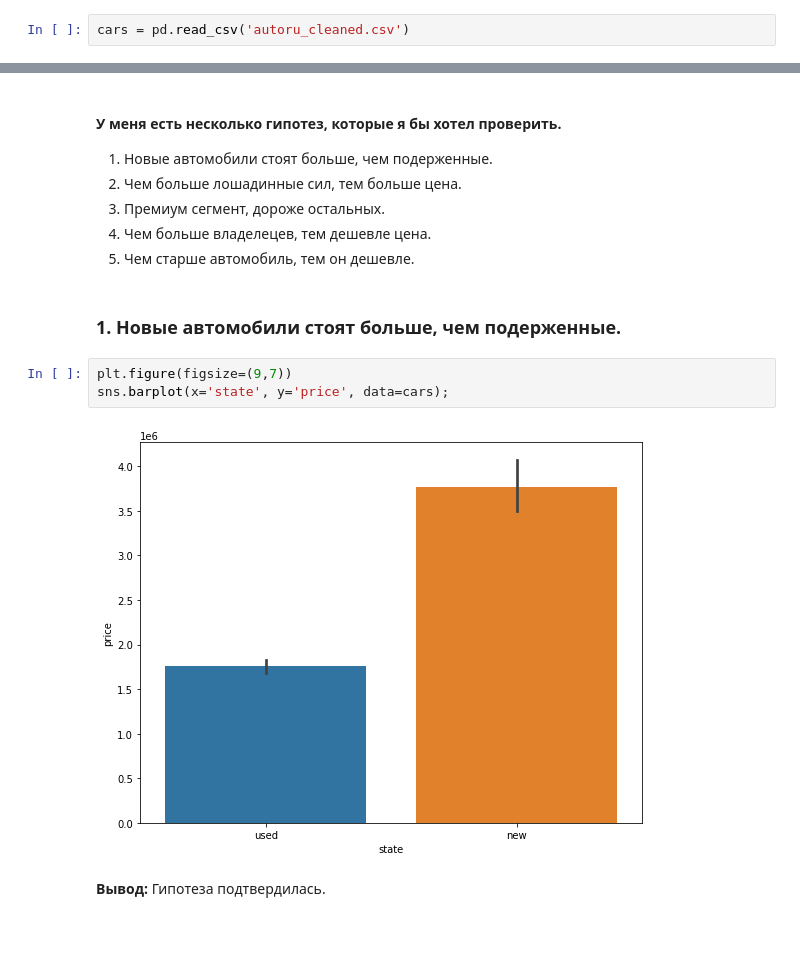
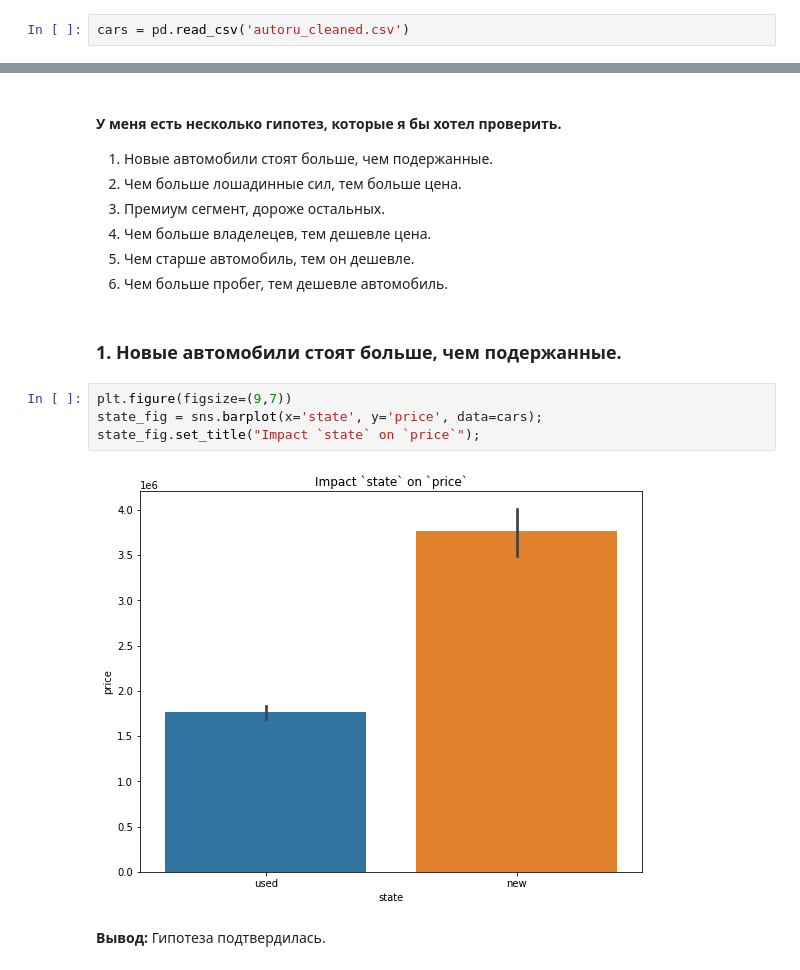
Before and after one commit to ArthurBodrov/autoru_analytics, a Jupyter notebook: Data Exploration.ipynb, the cells around one changed output, grey strips where cells are left out. Saved outputs shown, nothing was run; the diff lists cells and outputs as text; blank space fills up the shorter version.

```diff
--- a/Data Exploration.ipynb
+++ b/Data Exploration.ipynb
@@ -16,18 +16,20 @@ cars.head()
 | 4 | 453844 | MERCEDES | G_KLASSE | 215 | PREMIUM | used | AUTOMATIC | 2000 | GASOLINE | Москва | ... |
 # %% [markdown]
 #### У меня есть несколько гипотез, которые я бы хотел проверить.
-1. Новые автомобили стоят больше, чем подерженные.
+1. Новые автомобили стоят больше, чем подержанные.
 2. Чем больше лошадинные сил, тем больше цена.
 3. Премиум сегмент, дороже остальных.
 4. Чем больше владелецев, тем дешевле цена.
 5. Чем старше автомобиль, тем он дешевле.
+6. Чем больше пробег, тем дешевле автомобиль.
 # %% [markdown]
-### 1. Новые автомобили стоят больше, чем подерженные.
+### 1. Новые автомобили стоят больше, чем подержанные.
 # %%
 plt.figure(figsize=(9,7))
-sns.barplot(x='state', y='price', data=cars);
+state_fig = sns.barplot(x='state', y='price', data=cars);
+state_fig.set_title("Impact `state` on `price`");
 # %% [output]
-[figure, old version]
+[figure, new version]
 # %% [markdown]
 **Вывод:** Гипотеза подтвердилась.
 # %% [markdown]
```
Also changed, not shown: parts of 17 cells of this notebook, 8 other files.
